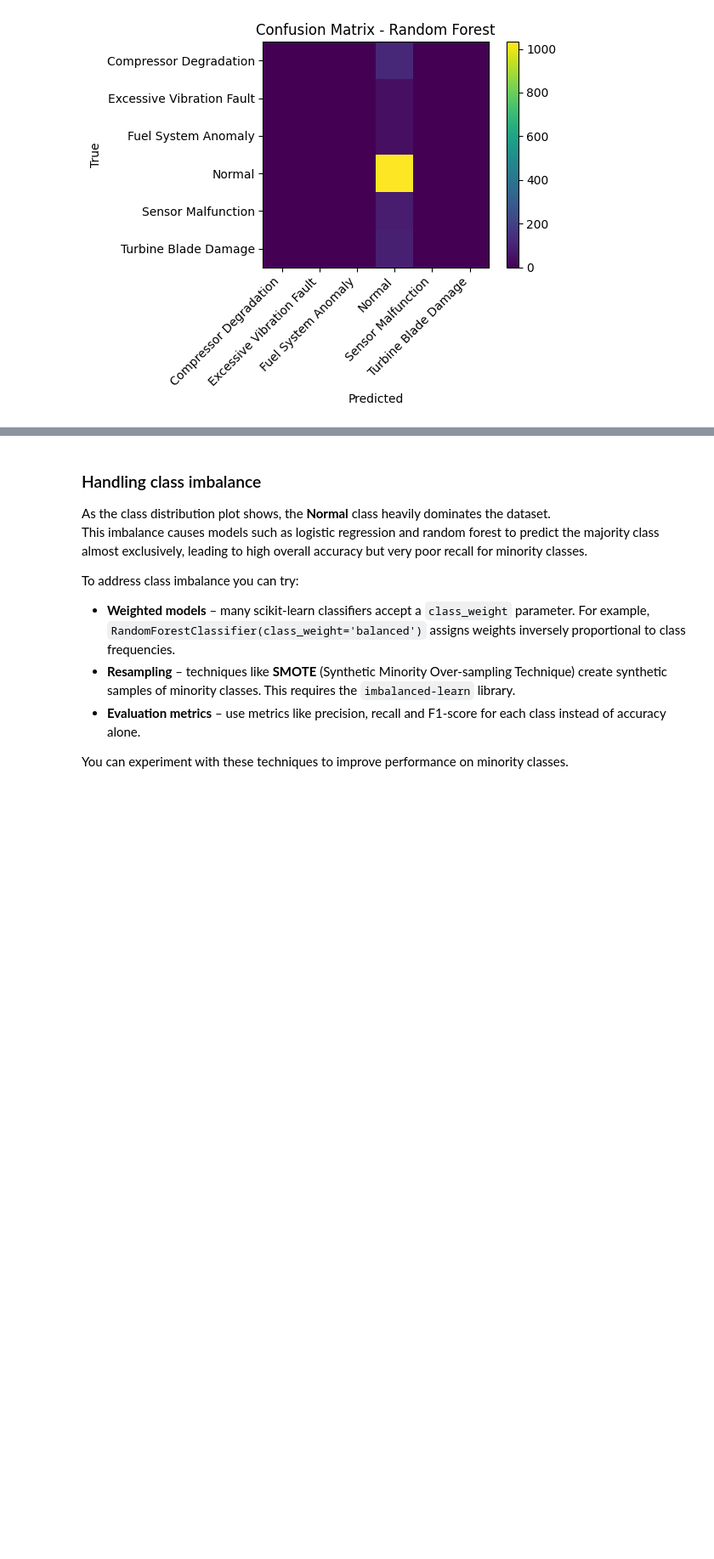
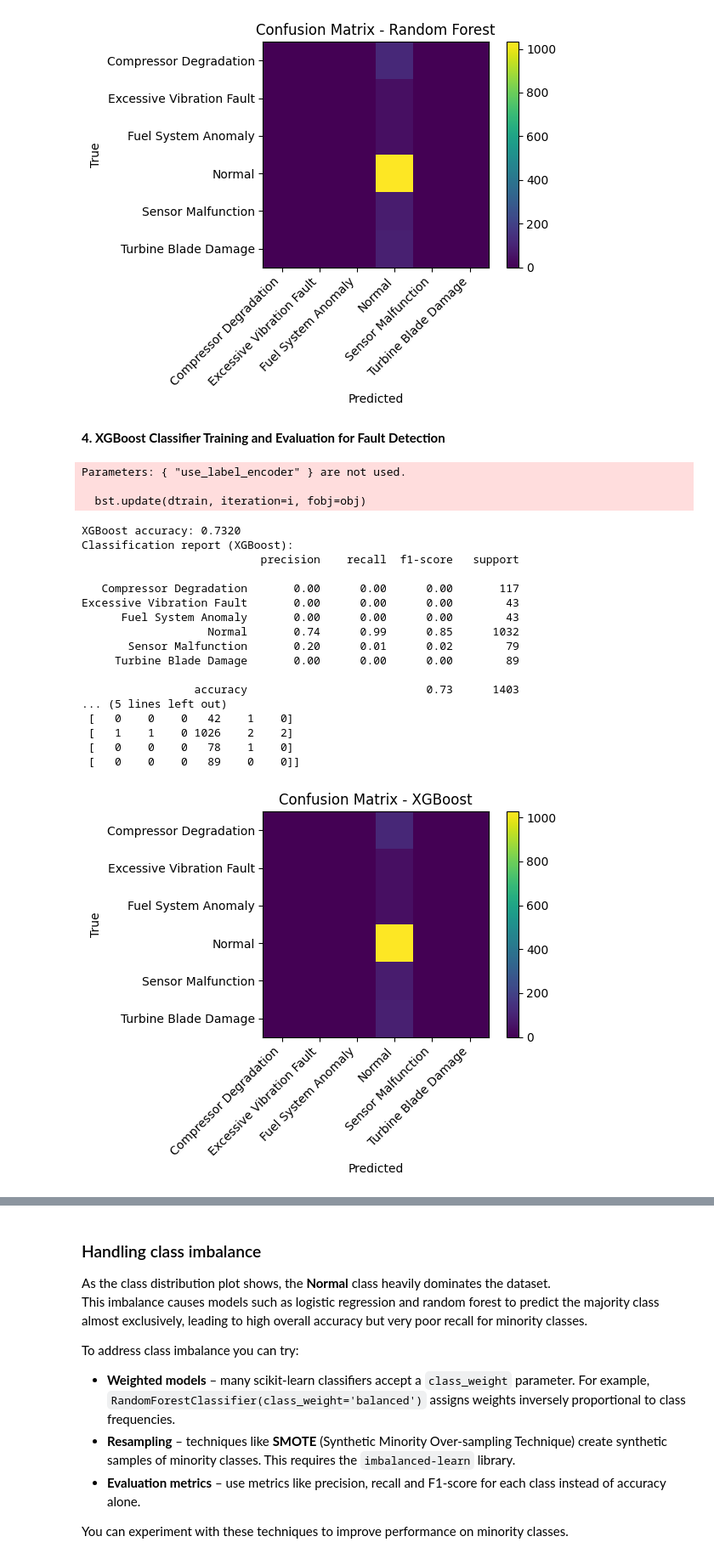
Before and after one commit to Snigdha-prime/Machine-learning-assignment, a Jupyter notebook: Turboshaft_engine_fault_detection.ipynb, the cells around one changed output, grey strips where cells are left out. Shown at 85% size. Saved outputs shown, nothing was run; the diff lists cells and outputs as text; code cells hidden in the pictures; blank space fills up the shorter version.

```diff
--- a/Turboshaft_engine_fault_detection.ipynb
+++ b/Turboshaft_engine_fault_detection.ipynb
@@ -265,3 +265,79 @@ Excessive Vibration Fault       0.00      0.00      0.00        43
  [   0    0    0   79    0    0]
  [   0    0    0   89    0    0]]
 [figure]
+# %% [markdown]
+**4. XGBoost Classifier Training and Evaluation for Fault Detection**
+# %%
+import pandas as pd
+from sklearn.model_selection import train_test_split
+from sklearn.preprocessing import LabelEncoder
+from sklearn.metrics import accuracy_score, classification_report, confusion_matrix
+import xgboost as xgb
+import matplotlib.pyplot as plt
+import numpy as np
+
+# Load the dataset
+file_path = '/content/drive/My Drive/ML/Helicopter_Turboshaft_Fault_Detection.csv'
+df = pd.read_csv(file_path)
+
+# Drop the Timestamp column (it is a string; not useful as a numerical feature)
+X = df.drop(columns=['Timestamp', 'Fault_Label'])
+
+# Ensure all columns are numeric
+X = X.apply(pd.to_numeric, errors='coerce')
+
+# Encode the fault labels as integers
+y = df['Fault_Label']
+le = LabelEncoder()
+y_encoded = le.fit_transform(y)
+
+# Split the data into training (80%) and testing (20%) sets
+X_train, X_test, y_train, y_test = train_test_split(X, y_encoded, test_size=0.2, random_state=42, stratify=y_encoded)
+
+# Train XGBoost classifier
+xgb_model = xgb.XGBClassifier(random_state=42, use_label_encoder=False, eval_metric='mlogloss')
+xgb_model.fit(X_train, y_train)
+
+# Predict and evaluate
+y_pred_xgb = xgb_model.predict(X_test)
+acc_xgb = accuracy_score(y_test, y_pred_xgb)
+print(f"XGBoost accuracy: {acc_xgb:.4f}")
+
+print("Classification report (XGBoost):")
+print(classification_report(y_test, y_pred_xgb, target_names=le.classes_, zero_division=0))
+
+cm_xgb = confusion_matrix(y_test, y_pred_xgb)
+print("Confusion matrix:", cm_xgb)
+
+plt.figure()
+plt.imshow(cm_xgb)
+plt.title('Confusion Matrix - XGBoost')
+plt.xticks(ticks=np.arange(len(le.classes_)), labels=le.classes_, rotation=45, ha='right')
+plt.yticks(ticks=np.arange(len(le.classes_)), labels=le.classes_)
+plt.xlabel('Predicted')
+plt.ylabel('True')
+plt.colorbar()
+plt.tight_layout()
+plt.show()
+# %% [output]
+Parameters: { "use_label_encoder" } are not used.
+
+  bst.update(dtrain, iteration=i, fobj=obj)
+XGBoost accuracy: 0.7320
+Classification report (XGBoost):
+                           precision    recall  f1-score   support
+
+   Compressor Degradation       0.00      0.00      0.00       117
+Excessive Vibration Fault       0.00      0.00      0.00        43
+      Fuel System Anomaly       0.00      0.00      0.00        43
+                   Normal       0.74      0.99      0.85      1032
+       Sensor Malfunction       0.20      0.01      0.02        79
+     Turbine Blade Damage       0.00      0.00      0.00        89
+
+                 accuracy                           0.73      1403
+... (5 lines left out)
+ [   0    0    0   42    1    0]
+ [   1    1    0 1026    2    2]
+ [   0    0    0   78    1    0]
+ [   0    0    0   89    0    0]]
+[figure, added]
```
Also changed, not shown: parts of 4 cells of this notebook.
